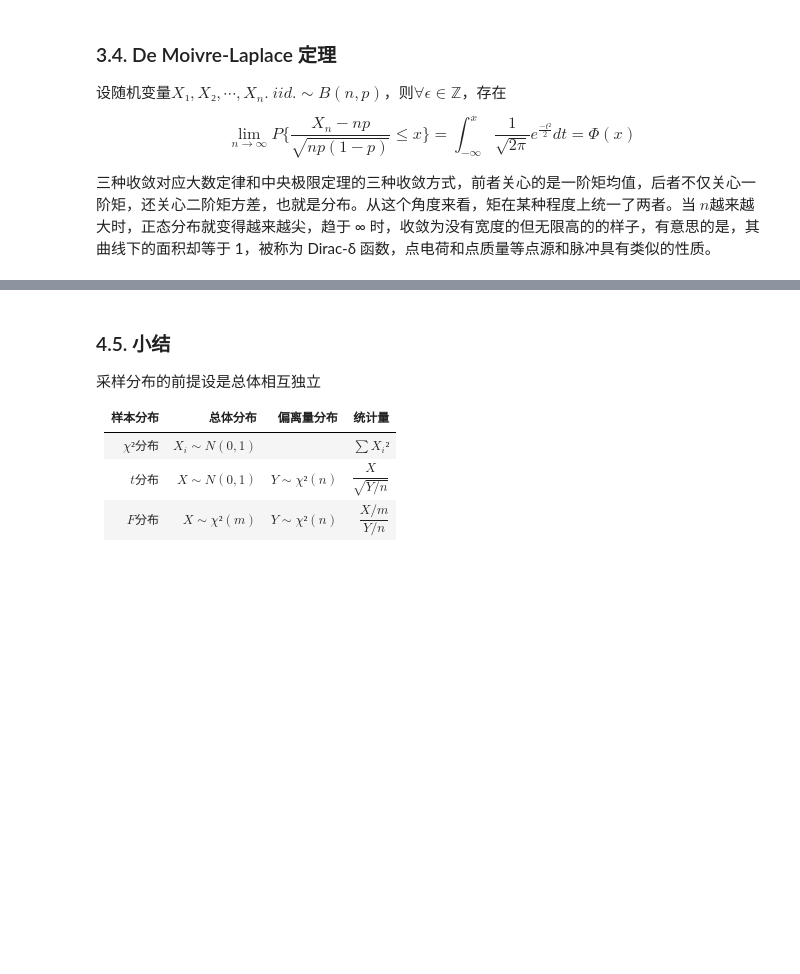
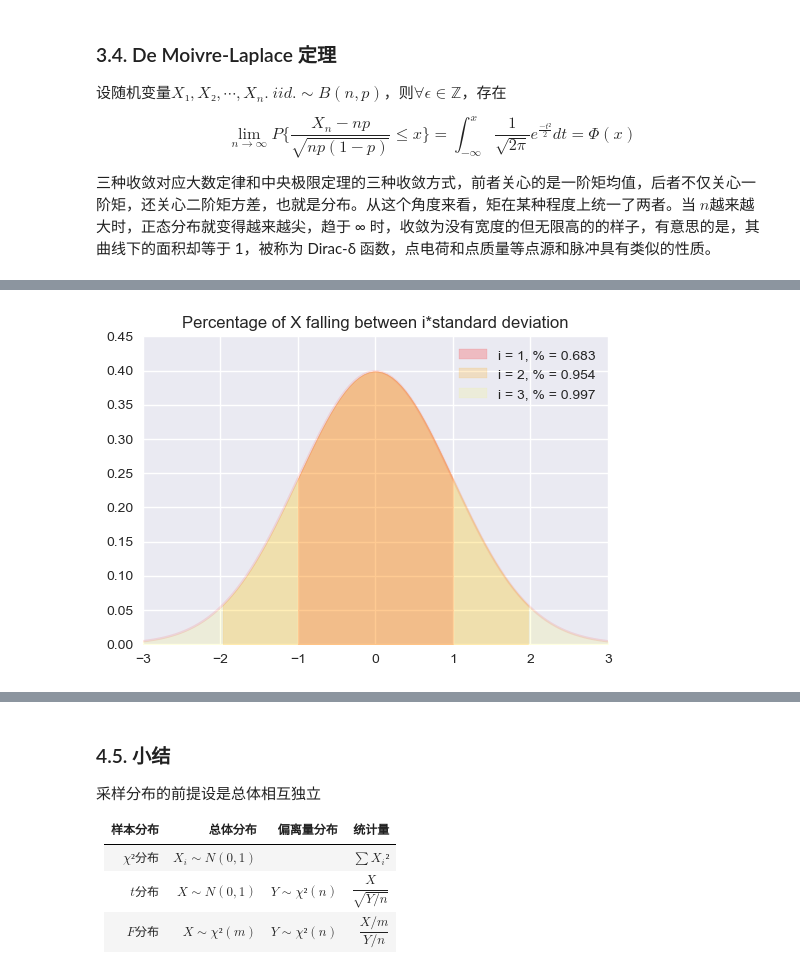
Before and after one commit to ricardo-k-don/blog-bio, a Jupyter notebook: stats/02-统计量与采样.ipynb, the cells around one changed output, grey strips where cells are left out. Drawn from its saved outputs; the diff is of its cells as text; code cells hidden in the pictures; blank space fills up the shorter version.

```diff
--- a/stats/02-统计量与采样.ipynb
+++ b/stats/02-统计量与采样.ipynb
@@ -302,0 +323,32 @@ $$
+# %%
+loc, scale = 0, 1
+alpha = [.2, .2, .1]
+colors = ['red', 'orange', 'yellow']
+
+_, ax = plt.subplots(figsize=(6, 4))
+
+func = stats.norm(loc, scale)
+X = np.linspace(-3, 3, 100)
+y = func.pdf(X)
+ax.plot(X, y, color='r', alpha=alpha[2])
+
+for i in range(3):
+    start = loc - scale * (i + 1)
+    end = loc + scale * (i + 1)
+    y_fall = func.cdf(end) - func.cdf(start)
+
+    X_dist = X[X <= end][X[X <= end] >= start]
+    y_dist = func.pdf(X_dist)
+    ax.fill_between(X_dist,
+                    y_dist,
+                    color=colors[i],
+                    alpha=alpha[i],
+                    label=f'i = {i + 1}, % = {round(y_fall, 3)}')
+
+ax.set(xlim=(-3, 3),
+       ylim=(0, 0.45),
+       title='Percentage of X falling between i*standard deviation')
+ax.legend()
+plt.show()
+# %% [output]
+[figure, added]
```
Also changed, not shown: parts of 8 cells of this notebook, 14 other files.
